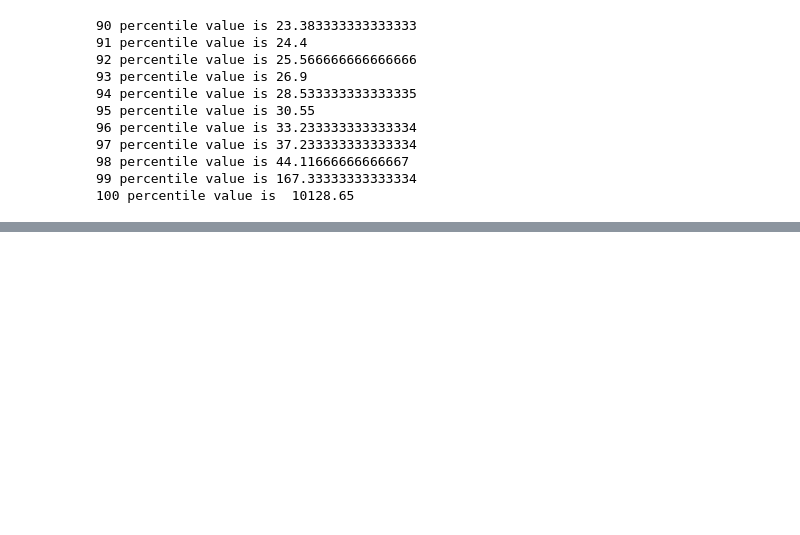
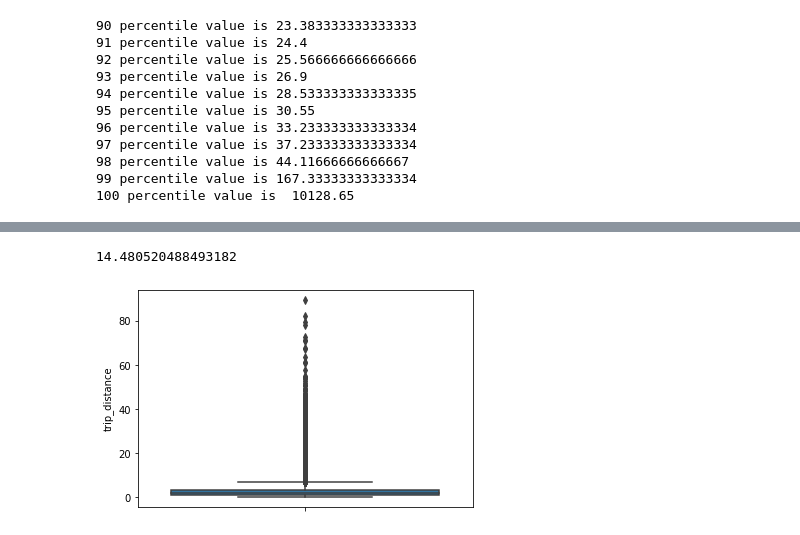
Before and after one commit to yj5698/tat_kyj, a Jupyter notebook: 2022.11.10.ipynb, the cells around one changed output, grey strips where cells are left out. Saved outputs shown, nothing was run; the diff lists cells and outputs as text; code cells hidden in the pictures; blank space fills up the shorter version.

```diff
--- a/2022.11.10.ipynb
+++ b/2022.11.10.ipynb
@@ -280,0 +346,16 @@ plt.show()
+# %%
+#removing further outliers based on the 99.9th percentile value
+frame_with_durations_modified=frame_with_durations[(frame_with_durations.Speed>0) & (frame_with_durations.Speed<45.31)]
+# %%
+#avg.speed of cabs in New-York
+sum(frame_with_durations_modified["Speed"]) / float(len(frame_with_durations_modified["Speed"]))
+# %% [output]
+14.480520488493182
+# %%
+# up to now we have removed the outliers based on trip durations and cab speeds
+# lets try if there are any outliers in trip distances
+# box-plot showing outliers in trip-distance values
+sns.boxplot(y="trip_distance", data =frame_with_durations_modified)
+plt.show()
+# %% [output]
+[figure, added]
```
Also changed, not shown: parts of 20 cells of this notebook.
